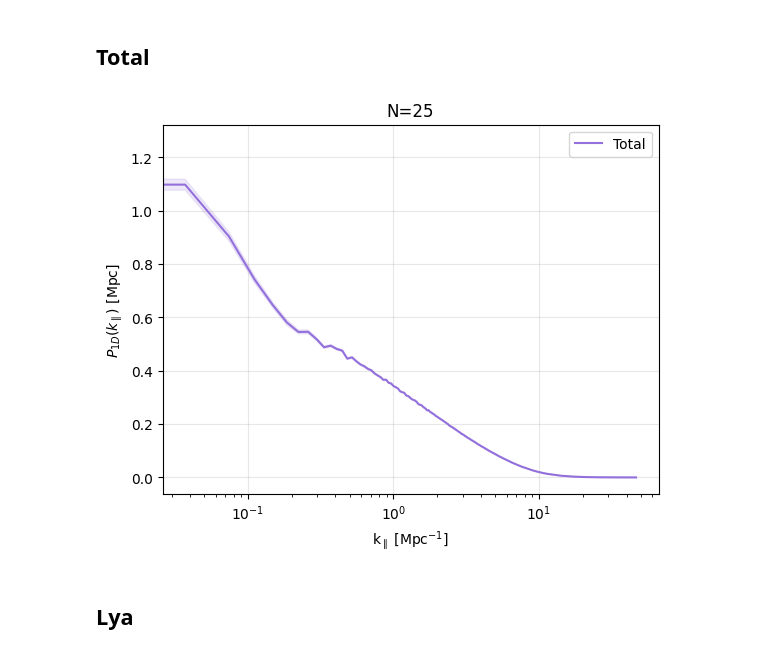
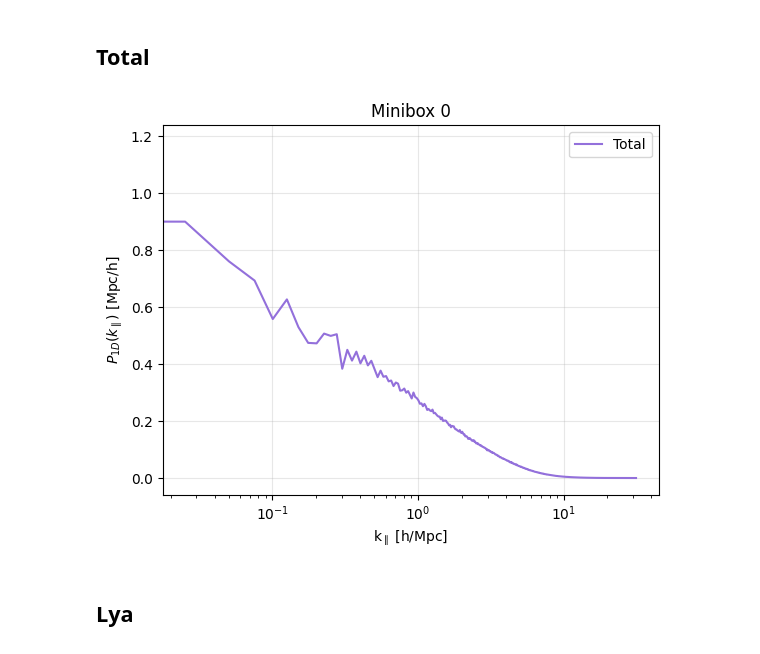
Before and after one commit to andreufont/astrid_hcd, a Jupyter notebook: SimulationFields/P1d.ipynb, the cells around one changed output. Drawn from its saved outputs; the diff is of its cells as text; code cells hidden in the pictures.

```diff
--- a/SimulationFields/P1d.ipynb
+++ b/SimulationFields/P1d.ipynb
@@ -2,22 +4,3 @@
 import numpy as np
 import matplotlib.pyplot as plt
 import h5py
-# %%
-data = '/pscratch/sd/l/lflores/astrid_hcd_outputs/deltas_0.30'
-factor = 0.30
-
-with h5py.File(data, 'r') as f:
-    print('Atributes:')
-    for k in f.attrs.keys():
-        print(f'{k} = {f.attrs[k]}')
-    print('----------------')
-    print('Data:')
-    print(f.keys())
-    delta_hcd = f['deltas/delta_hcd'][:]
-    print('delta_hcd shape:', delta_hcd.shape)
-    delta_lya = f['deltas/delta_lya'][:]
-    print('delta_lya shape:', delta_lya.shape)
-    delta_tot = f['deltas/delta_tot'][:]
-    print('delta_tot shape:', delta_tot.shape)
-    C = f['C'][()]  # Scalar data
-    print('C:', C)
@@ -87,7 +11,0 @@ del delta_tot, delta_hcd, delta_lya
-# %%
-fft_tot = np.fft.rfft(delta_tot_mb)
-fft_lya = np.fft.rfft(delta_lya_mb)
-fft_hcd = np.fft.rfft(delta_hcd_mb)
-fft_lyahcd = np.fft.rfft(delta_hcd_mb*delta_lya_mb)
-
-k_los = 2*np.pi*np.fft.rfftfreq(Np, d=Pw*hubble)
@@ -96,10 +66,7 @@ del delta_tot_mb, delta_lya_mb, delta_hcd_mb
 # %% [markdown]
 ## Total
 # %%
-p1ds_tot = fft_tot*fft_tot.conjugate()*(Lbox*hubble/Np**2)
+p1ds_tot = fft_tot*fft_tot.conjugate()*(Lbox/Np**2)
 del fft_tot
+P1d_tot = np.mean(p1ds_tot, axis=0)
+del p1ds_tot
-# %%
-P1d_boxes = np.mean(p1ds_tot, axis=1)
-P1d_tot = np.mean(P1d_boxes, axis=0)
-P1d_std_tot = np.std(P1d_boxes, axis=0, ddof=1)/np.sqrt(Nbox)
-del p1ds_tot
@@ -117,14 +73,13 @@ with h5py.File(output, 'w') as f:
 # %%
-plt.plot(k_los, P1d_tot/hubble, color='mediumpurple', label='Total')
-plt.fill_between(k_los, (P1d_tot/hubble-P1d_std_tot), (P1d_tot/hubble+P1d_std_tot), color='mediumpurple', alpha=0.15)
+plt.plot(k_los, P1d_tot, color='mediumpurple', label='Total')
 plt.xscale('log')
 plt.legend()
 plt.grid(alpha=0.3)
-plt.xlabel(r'k$_\parallel$ [Mpc$^{-1}$]')
-plt.ylabel(r'$P_{1D}(k_\parallel)$ [Mpc]')
-plt.title('N=%.0f' %Nbox);
+plt.xlabel(r'k$_\parallel$ [h/Mpc]')
+plt.ylabel(r'$P_{1D}(k_\parallel)$ [Mpc/h]')
+plt.title('Minibox 0');
 # %% [output]
-[figure, old version]
+[figure, new version]
 # %% [markdown]
 ## Lya
 # %%
```
Also changed, not shown: parts of 50 cells of this notebook, 4 other files.
